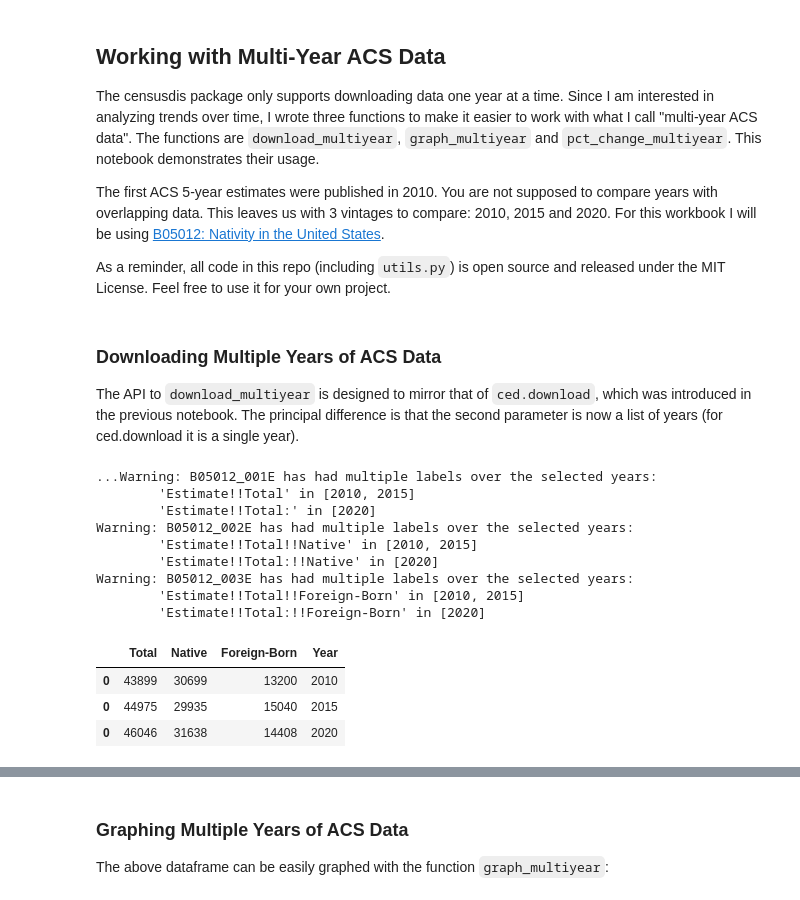
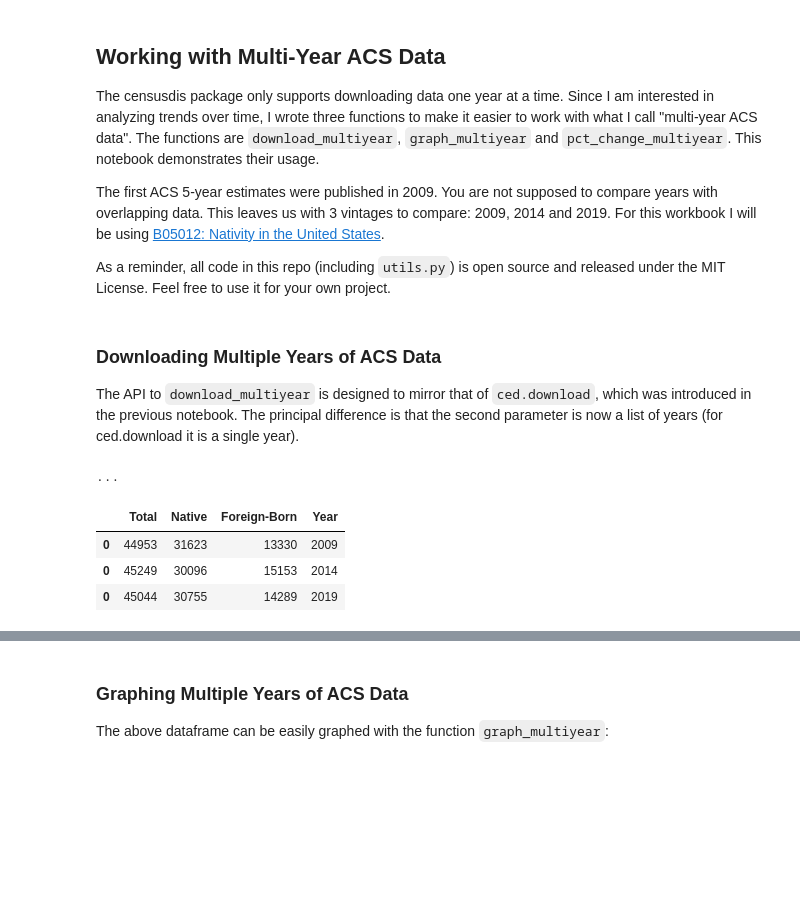
Before and after one commit to arilamstein/hometown_analysis, a Jupyter notebook: 04-multi-year-data.ipynb, the cells around one changed output, grey strips where cells are left out. Saved outputs shown, nothing was run; the diff lists cells and outputs as text; code cells hidden in the pictures; blank space fills up the shorter version.

```diff
--- a/04-multi-year-data.ipynb
+++ b/04-multi-year-data.ipynb
@@ -3,7 +3,7 @@
 
 The censusdis package only supports downloading data one year at a time. Since I am interested in analyzing trends over time, I wrote three functions to make it easier to work with what I call "multi-year ACS data". The functions are `download_multiyear`, `graph_multiyear` and `pct_change_multiyear`. This notebook demonstrates their usage.
 
-The first ACS 5-year estimates were published in 2010. You are not supposed to compare years with overlapping data. This leaves us with 3 vintages to compare: 2010, 2015 and 2020. For this workbook I will be using [B05012: Nativity in the United States](https://data.census.gov/table/ACSDT5Y2020.B05012?g=9700000US3612510).
+The first ACS 5-year estimates were published in 2009. You are not supposed to compare years with overlapping data. This leaves us with 3 vintages to compare: 2009, 2014 and 2019. For this workbook I will be using [B05012: Nativity in the United States](https://data.census.gov/table/ACSDT5Y2020.B05012?g=9700000US3612510).
 
 As a reminder, all code in this repo (including `utils.py`) is open source and released under the MIT License. Feel free to use it for your own project.
 # %% [markdown]
@@ -13,29 +13,21 @@ The API to `download_multiyear` is designed to mirror that of `ced.download`, wh
 # %%
 from censusdis.datasets import ACS5
 from censusdis.states import NY
 
 from utils import download_multiyear
 
 df = download_multiyear(
     dataset=ACS5,
-    vintages=[2010, 2015, 2020],
+    vintages=[2009, 2014, 2019],
     group="B05012",
     prompt=False,
     state=NY,
     school_district_unified="12510",
 )
 df
 # %% [output]
-...Warning: B05012_001E has had multiple labels over the selected years:
-        'Estimate!!Total' in [2010, 2015]
-        'Estimate!!Total:' in [2020]
-Warning: B05012_002E has had multiple labels over the selected years:
-        'Estimate!!Total!!Native' in [2010, 2015]
-        'Estimate!!Total:!!Native' in [2020]
-Warning: B05012_003E has had multiple labels over the selected years:
-        'Estimate!!Total!!Foreign-Born' in [2010, 2015]
-        'Estimate!!Total:!!Foreign-Born' in [2020]
+...
 |  | Total | Native | Foreign-Born | Year |
-| 0 | 43899 | 30699 | 13200 | 2010 |
-| 0 | 44975 | 29935 | 15040 | 2015 |
-| 0 | 46046 | 31638 | 14408 | 2020 |
+| 0 | 44953 | 31623 | 13330 | 2009 |
+| 0 | 45249 | 30096 | 15153 | 2014 |
+| 0 | 45044 | 30755 | 14289 | 2019 |
```
Also changed, not shown: parts of 5 cells of this notebook, 3 other files.
